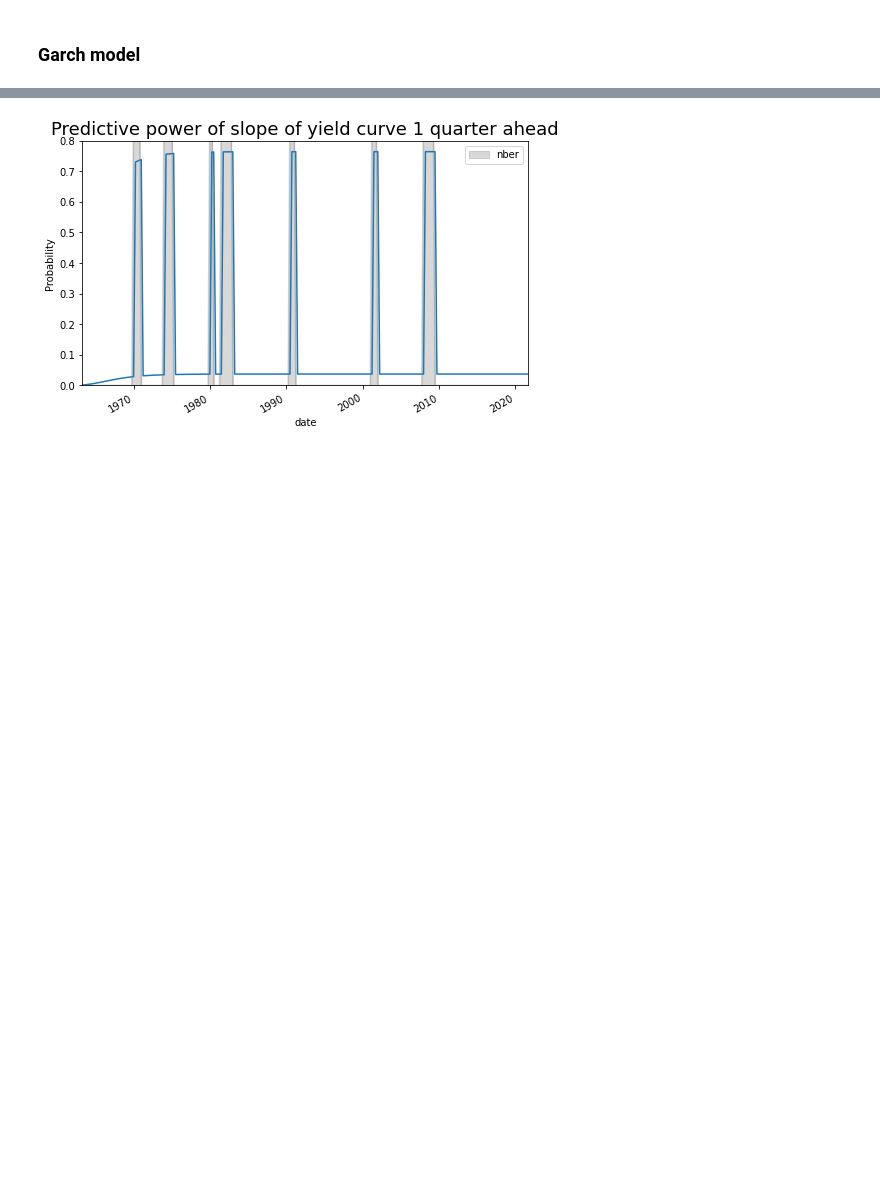
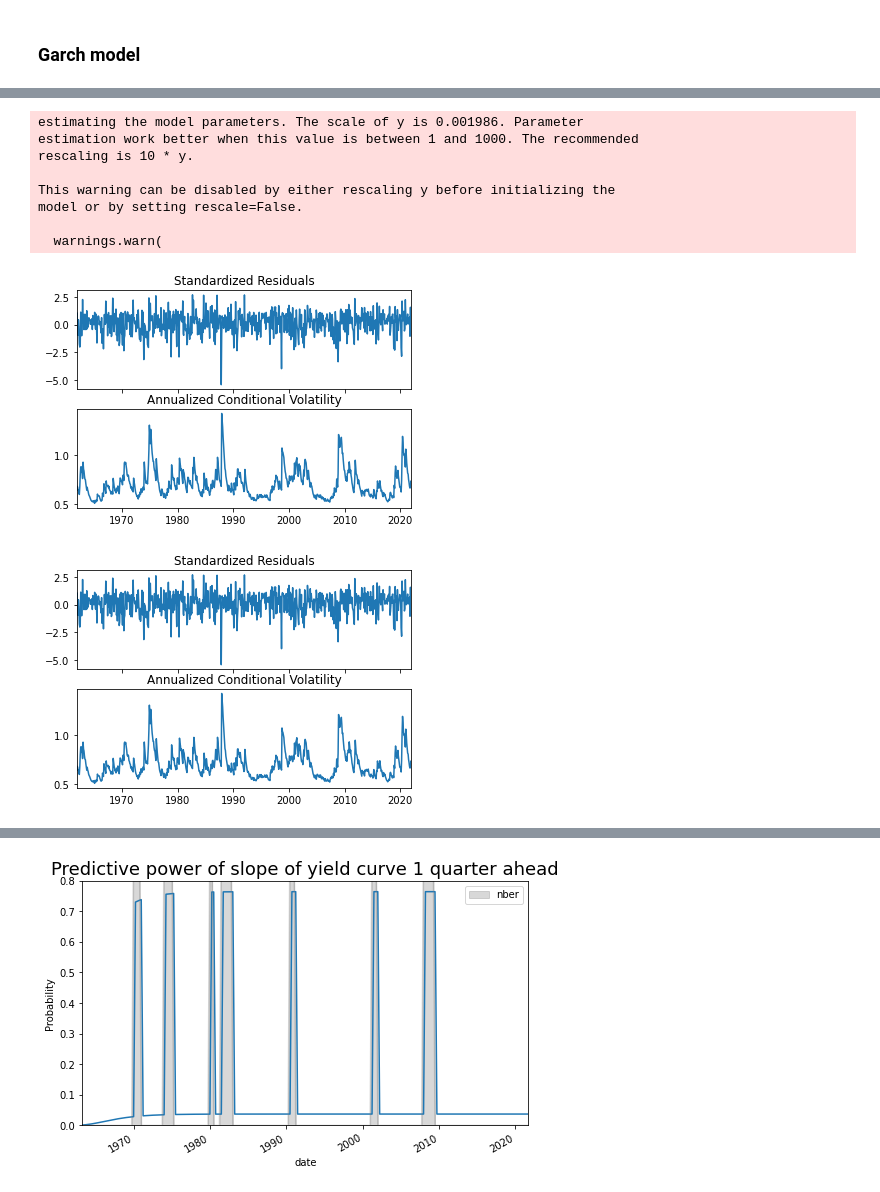
Before and after one commit to alessandrofogli/Ai-for-Finance, a Jupyter notebook: Project4/ES4.ipynb, the cells around one changed output, grey strips where cells are left out. Saved outputs shown, nothing was run; the diff lists cells and outputs as text; code cells hidden in the pictures; blank space fills up the shorter version.

```diff
--- a/Project4/ES4.ipynb
+++ b/Project4/ES4.ipynb
@@ -456,0 +468,15 @@ otherwise, the model is unstable.
+# %%
+mod = arch_model(100*fama_data['mkt'], mean='Zero', vol='GARCH', p=1, o=0, q=1)
+model_fitted = mod.fit(disp='off')
+model_fitted.plot(annualize='D')
+# %% [output]
+estimating the model parameters. The scale of y is 0.001986. Parameter
+estimation work better when this value is between 1 and 1000. The recommended
+rescaling is 10 * y.
+
+This warning can be disabled by either rescaling y before initializing the
+model or by setting rescale=False.
+
+  warnings.warn(
+[figure, added]
+[figure, added]
```
Also changed, not shown: parts of 12 cells of this notebook.
